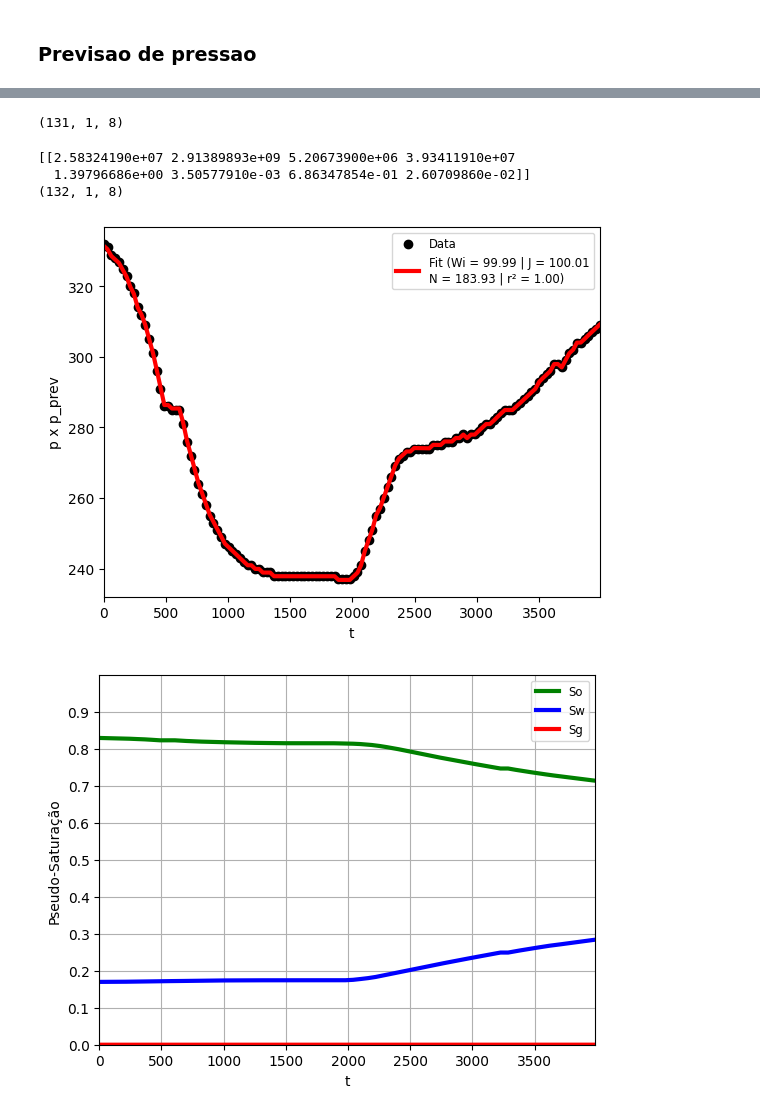
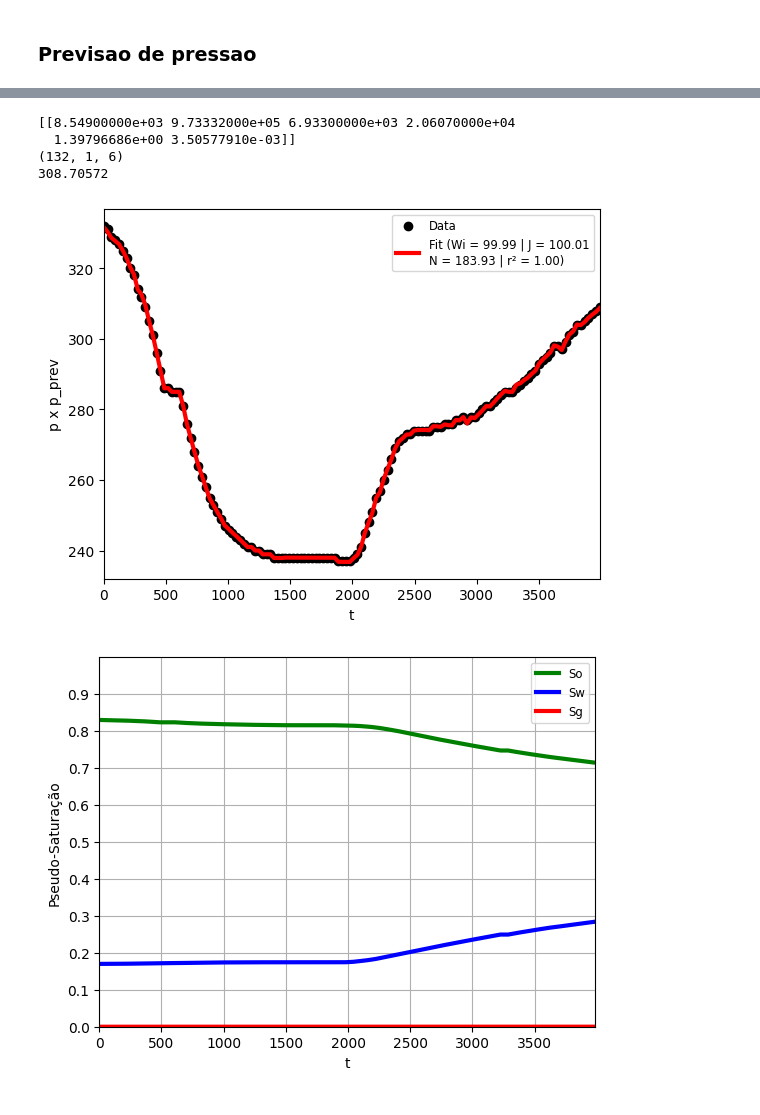
Before and after one commit to marcelogarret/projeto_mestrado, a Jupyter notebook: EBM_FIT_UNISIM_M_PINN.ipynb, the cells around one changed output, grey strips where cells are left out. Drawn from its saved outputs; the diff is of its cells as text; code cells hidden in the pictures.

```diff
--- a/EBM_FIT_UNISIM_M_PINN.ipynb
+++ b/EBM_FIT_UNISIM_M_PINN.ipynb
@@ -460,7 +471,9 @@ train_df.head()
 # %%
-df2 = train_df.copy()
 df2.index = df2['t']
+# df2.drop(df.columns[:5], axis=1, inplace=True)
 df2.drop('t', axis=1, inplace=True)
 df2.drop('Rs', axis=1, inplace=True)
+df2.drop('Viso', axis=1, inplace=True)
+df2.drop('Visg', axis=1, inplace=True)
 df2.head()
 # %% [output]
@@ -486,25 +499,21 @@ labels = df2.iloc[:, -1]     # Última coluna
 # Valores Máximos e Mínimos
 bo_max = bo_pvt.max()
 bg_max = bg_pvt.max()
-viso_max = viso_pvt.max()
-visg_max = visg_pvt.max()
-np_max = 50E7
-gp_max = 3.5E10
-wp_max = 15E7
-winj_max = 60E7
-np_min, gp_min, wp_min, winj_min = 0, 0, 0, 0
-bo_min, bg_min, viso_min, visg_min = 0, 0, 0, 0
+qo_max = 16000
+qg_max = 2000000
+qw_max = 15000
+qwi_max = 25000
+qo_min, qg_min, qw_min, qwi_min = 0, 0, 0, 0
+bo_min, bg_min = 0, 0
 
 # Normalizando os valores
 scaled_features = np.zeros(features.shape)
-scaled_features[:,0] = (features[:,0] - np_min) / (np_max - np_min)
-scaled_features[:,1] = (features[:,1] - gp_min) / (gp_max - gp_min)
-scaled_features[:,2] = (features[:,2] - wp_min) / (wp_max - wp_min)
-scaled_features[:,3] = (features[:,3] - winj_min) / (winj_max - winj_min)
+scaled_features[:,0] = (features[:,0] - qo_min) / (qo_max - qo_min)
+scaled_features[:,1] = (features[:,1] - qg_min) / (qg_max - qg_min)
+scaled_features[:,2] = (features[:,2] - qw_min) / (qw_max - qw_min)
+scaled_features[:,3] = (features[:,3] - qwi_min) / (qwi_max - qwi_min)
 scaled_features[:,4] = (features[:,4] - bo_min) / (bo_max - bo_min)
 scaled_features[:,5] = (features[:,5] - bg_min) / (bg_max - bg_min)
-scaled_features[:,6] = (features[:,6] - viso_min) / (viso_max - viso_min)
-scaled_features[:,7] = (features[:,7] - visg_min) / (visg_max - visg_min)
 
 # Combinar as características normalizadas e a coluna de rótulos não normalizada
 scaled_data = np.concatenate([scaled_features, labels.values.reshape(-1, 1)], axis=1)
@@ -642,7 +650,7 @@ class CNN1D(nn.Module):
         n_steps = x[0].shape[0]
 
         # Aplicar a primeira camada Conv1D
-        x = nn.Conv(features=64, kernel_size=(n_steps,), strides=(1,))(x)
+        x = nn.Conv(features=32, kernel_size=(n_steps,), strides=(1,))(x)
         x = nn.relu(x)
 
         # Aplicar a segunda camada Conv1D
@@ -1039,51 +1029,46 @@ df2
-# %%
-X.shape
-# %% [output]
-(131, 1, 8)
 # %%
 ## Previsao de pressao
 
 X_fc = X.copy()
 new_vector = df2.iloc[-1, :-1].values.reshape(1,-1)
 print(new_vector)
 
 # Normalizando
-new_vector[:,0] = (new_vector[:,0] - np_min) / (np_max - np_min)
-new_vector[:,1] = (new_vector[:,1] - gp_min) / (gp_max - gp_min)
-new_vector[:,2] = (new_vector[:,2] - wp_min) / (wp_max - wp_min)
-new_vector[:,3] = (new_vector[:,3] - winj_min) / (winj_max - winj_min)
+new_vector[:,0] = (new_vector[:,0] - qo_min) / (qo_max - qo_min)
+new_vector[:,1] = (new_vector[:,1] - qg_min) / (qg_max - qg_min)
+new_vector[:,2] = (new_vector[:,2] - qw_min) / (qw_max - qw_min)
+new_vector[:,3] = (new_vector[:,3] - qwi_min) / (qwi_max - qwi_min)
 new_vector[:,4] = (new_vector[:,4] - bo_min) / (bo_max - bo_min)
 new_vector[:,5] = (new_vector[:,5] - bg_min) / (bg_max - bg_min)
-new_vector[:,6] = (new_vector[:,6] - viso_min) / (viso_max - viso_min)
-new_vector[:,7] = (new_vector[:,7] - visg_min) / (visg_max - visg_min)
 new_vector = jnp.array(new_vector)
 
 # new_vector = jnp.array(scaler.transform((df2.iloc[-1, :-1].values.reshape(1,-1))))
 # new_vector = jnp.array(df2.iloc[-1, :-1].values.reshape(1,-1)/max_scaler)
 new_vector = new_vector.reshape((1, new_vector.shape[0], new_vector.shape[1]))
 X_fc = jnp.concatenate([X_fc, new_vector], axis=0)
 print(X_fc.shape)
 
 p_prev = vmap(best_state.apply_fn, (None, 0))(best_state.params, X_fc)
-
-# ppa_med = pa_med
+print(p_prev[-1])
+ppa_med = pa_med
 
 r2_2 = r2_score(p, p_prev)
 # print(p_prev)
 
 plt.scatter(t, p, label="Data", color="black")
 plt.plot(t, p_prev, label=f"Fit (Wi = {Wi_est:0.2f} | J = {J_est:0.2f}" + "\n" + f"N = {N_est:0.2f} | r\N{SUPERSCRIPT TWO} = {r2_2:.2f})", color="red", linewidth=3)
 # plt.plot(t, ppa_med, label="Aquif. Pressure", color="blue", linewidth=3)
 plt.legend(fontsize='small')
 plt.xlabel("t")
 plt.ylabel("p x p_prev")
 plt.xlim(0, hist_df.iloc[-1, 6])
 plt.show()
 # %% [output]
-[[2.58324190e+07 2.91389893e+09 5.20673900e+06 3.93411910e+07
-  1.39796686e+00 3.50577910e-03 6.86347854e-01 2.60709860e-02]]
-(132, 1, 8)
+[[8.54900000e+03 9.73332000e+05 6.93300000e+03 2.06070000e+04
+  1.39796686e+00 3.50577910e-03]]
+(132, 1, 6)
+308.70572
-[figure, old version]
+[figure, new version]
 # %%
 ## Saturacoes de fluidos
 
```
Also changed, not shown: parts of 33 cells of this notebook.
